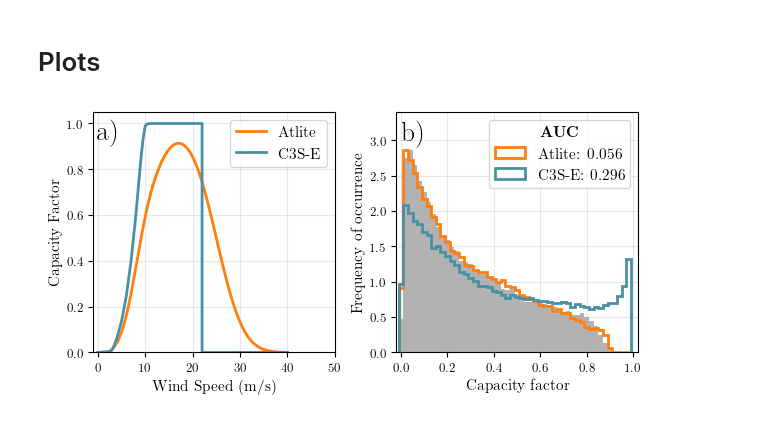
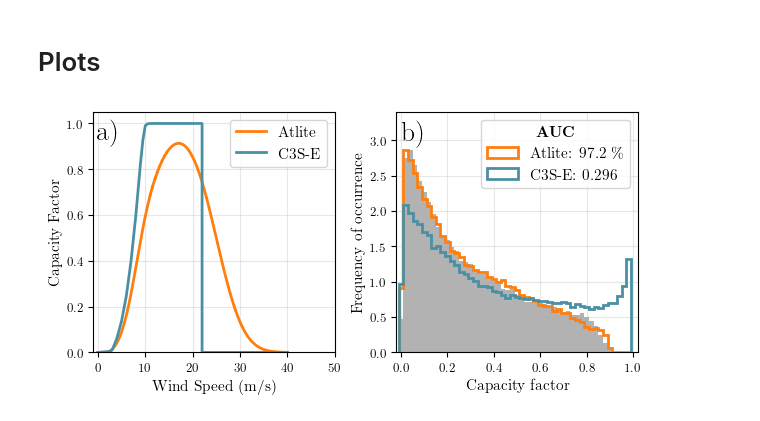
Before and after one commit to BorisM202/RES_droughts, a Jupyter notebook: Scripts/verification_power_curve.ipynb, the cells around one changed output. Drawn from its saved outputs; the diff is of its cells as text; code cells hidden in the pictures.

```diff
--- a/Scripts/verification_power_curve.ipynb
+++ b/Scripts/verification_power_curve.ipynb
@@ -97,34 +97,34 @@ hist_vestas, _, _ = ax[1].hist(cf_wind['C3S Gridded'],
                                lw=2,
                                zorder=3)
 
 ax[1].set_xlabel('Capacity factor', fontsize=11)
 ax[1].set_ylabel('Frequency of occurrence', fontsize=11)
 ax[1].grid(alpha=0.3, zorder=0)
 
 ax[1].set_xlim(-0.02, 1.02)
 ax[1].set_ylim(0, 3.4)
 
 ax[1].margins(0.02)
 
 
-total_area_030smooth = (abs(hist_030smooth - hist_eirgrid)*(bins[1:]-bins[:-1])).sum()
+total_area_030smooth = (1 - ((abs(hist_030smooth - hist_eirgrid)*(bins[1:]-bins[:-1])).sum()) / 2) * 100
 total_area_vestas = (abs(hist_vestas - hist_eirgrid)*(bins[1:]-bins[:-1])).sum()
 
 custom_lines = [
     Line2D([0], [0], color='blue', lw=2),
     Line2D([0], [0], color='orange', lw=2)
 ]
 
-label_leg = ['Atlite: {:.3f}'.format((abs(hist_030smooth - hist_eirgrid)*(bins[1:]-bins[:-1])).sum()),
-              'C3S-E: {:.3f}'.format((abs(hist_vestas - hist_eirgrid)*(bins[1:]-bins[:-1])).sum())
+label_leg = ['Atlite: {:.1f}\%'.format(total_area_030smooth),
+              'C3S-E: {:.3f}'.format(total_area_vestas)
             ]
 
 ax[1].legend(custom_lines, labels=label_leg, fontsize=11, title=r"$\bf{AUC}$", title_fontsize = 11)
 
 ax[0].text(-0.1, 1.02, 'a)', fontsize=20, ha='left', va='top')
 ax[1].text(0, 3.3, 'b)', fontsize=20, ha='left', va='top')
 
 fig.tight_layout()
 fig.savefig('verification_power_curve.pdf', bbox_inches='tight')
 # %% [output]
-[figure, old version]
+[figure, new version]
```
Also changed, not shown: 6 other files.
